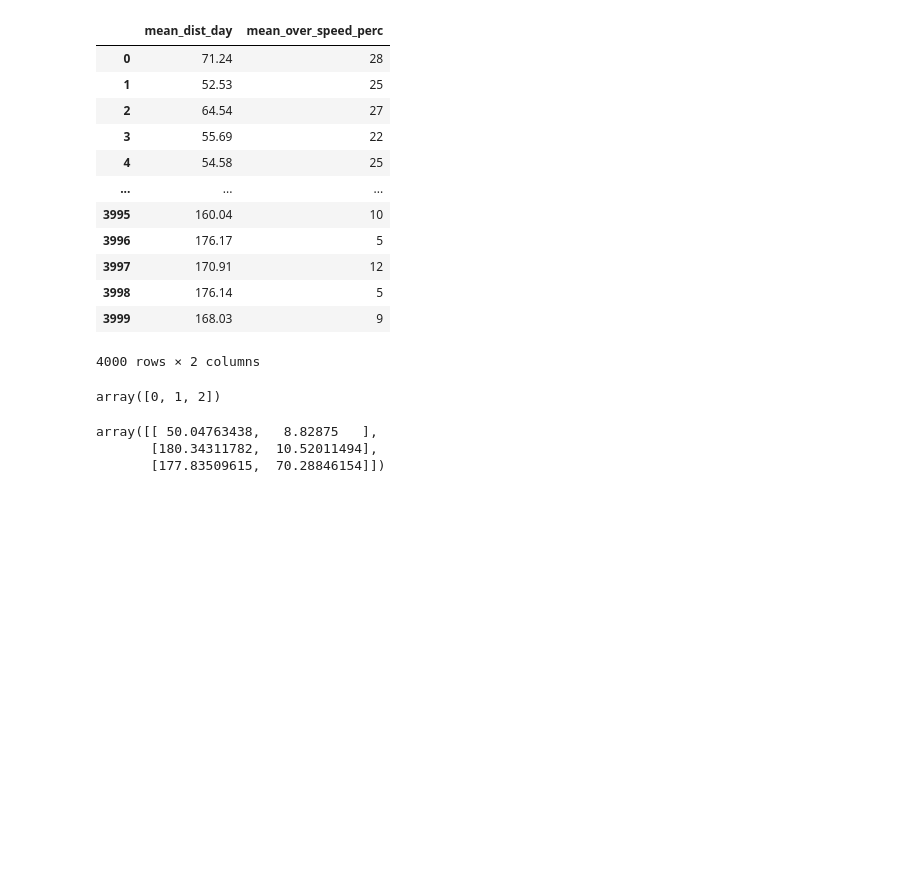
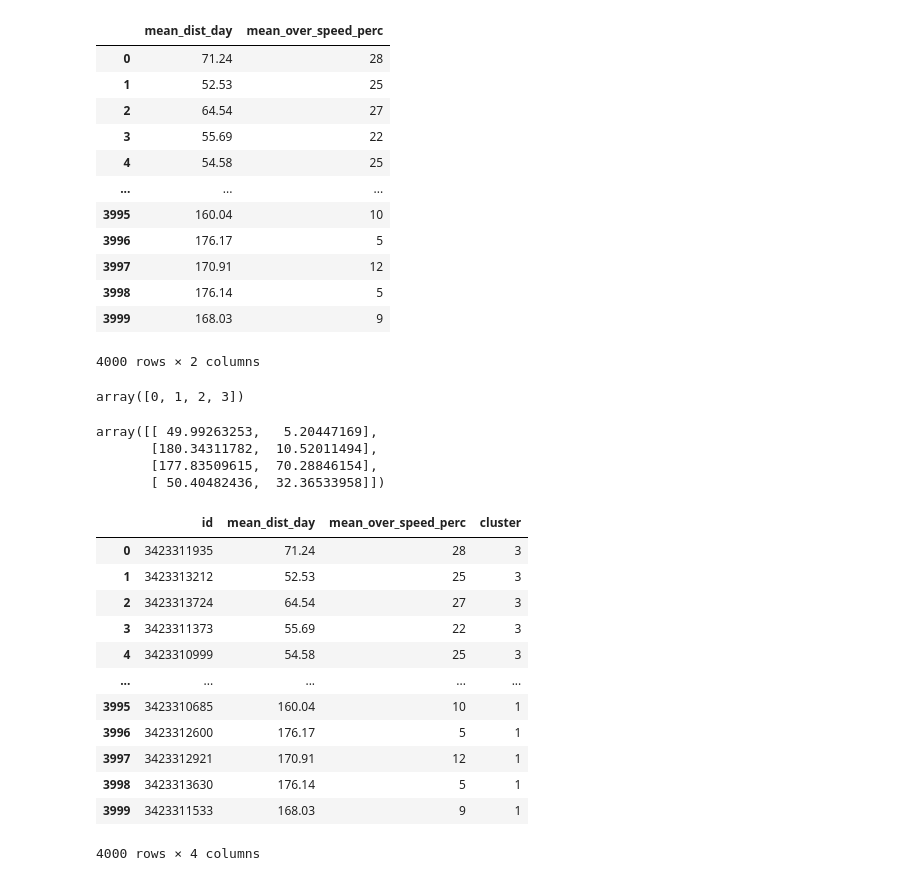
Before and after one commit to Abhilashg11/Data_science, a Jupyter notebook: regression/K_means.ipynb, the cells around one changed output. Cells and saved outputs as stored; diff of their text form; code cells hidden in the pictures; blank space fills up the shorter version.

```diff
--- a/regression/K_means.ipynb
+++ b/regression/K_means.ipynb
@@ -33,16 +34,35 @@ features
 | 3999 | 168.03 | 9 |
 4000 rows × 2 columns
 # %%
-k_mean = KMeans(n_clusters=3)
+k_mean = KMeans(n_clusters=4)
 # %%
 cluster = k_mean.fit(features)
 # %%
 np.unique(cluster.labels_)
 # %% [output]
-array([0, 1, 2])
+array([0, 1, 2, 3])
 # %%
 cluster.cluster_centers_
 # %% [output]
-array([[ 50.04763438,   8.82875   ],
+array([[ 49.99263253,   5.20447169],
        [180.34311782,  10.52011494],
-       [177.83509615,  70.28846154]])
+       [177.83509615,  70.28846154],
+       [ 50.40482436,  32.36533958]])
+# %%
+dri['cluster'] = cluster.labels_
+# %%
+dri
+# %% [output]
+|  | id | mean_dist_day | mean_over_speed_perc | cluster |
+| 0 | 3423311935 | 71.24 | 28 | 3 |
+| 1 | 3423313212 | 52.53 | 25 | 3 |
+| 2 | 3423313724 | 64.54 | 27 | 3 |
+| 3 | 3423311373 | 55.69 | 22 | 3 |
+| 4 | 3423310999 | 54.58 | 25 | 3 |
+| ... | ... | ... | ... | ... |
+| 3995 | 3423310685 | 160.04 | 10 | 1 |
+| 3996 | 3423312600 | 176.17 | 5 | 1 |
+| 3997 | 3423312921 | 170.91 | 12 | 1 |
+| 3998 | 3423313630 | 176.14 | 5 | 1 |
+| 3999 | 3423311533 | 168.03 | 9 | 1 |
+4000 rows × 4 columns
```
Also changed, not shown: parts of 5 cells of this notebook.
